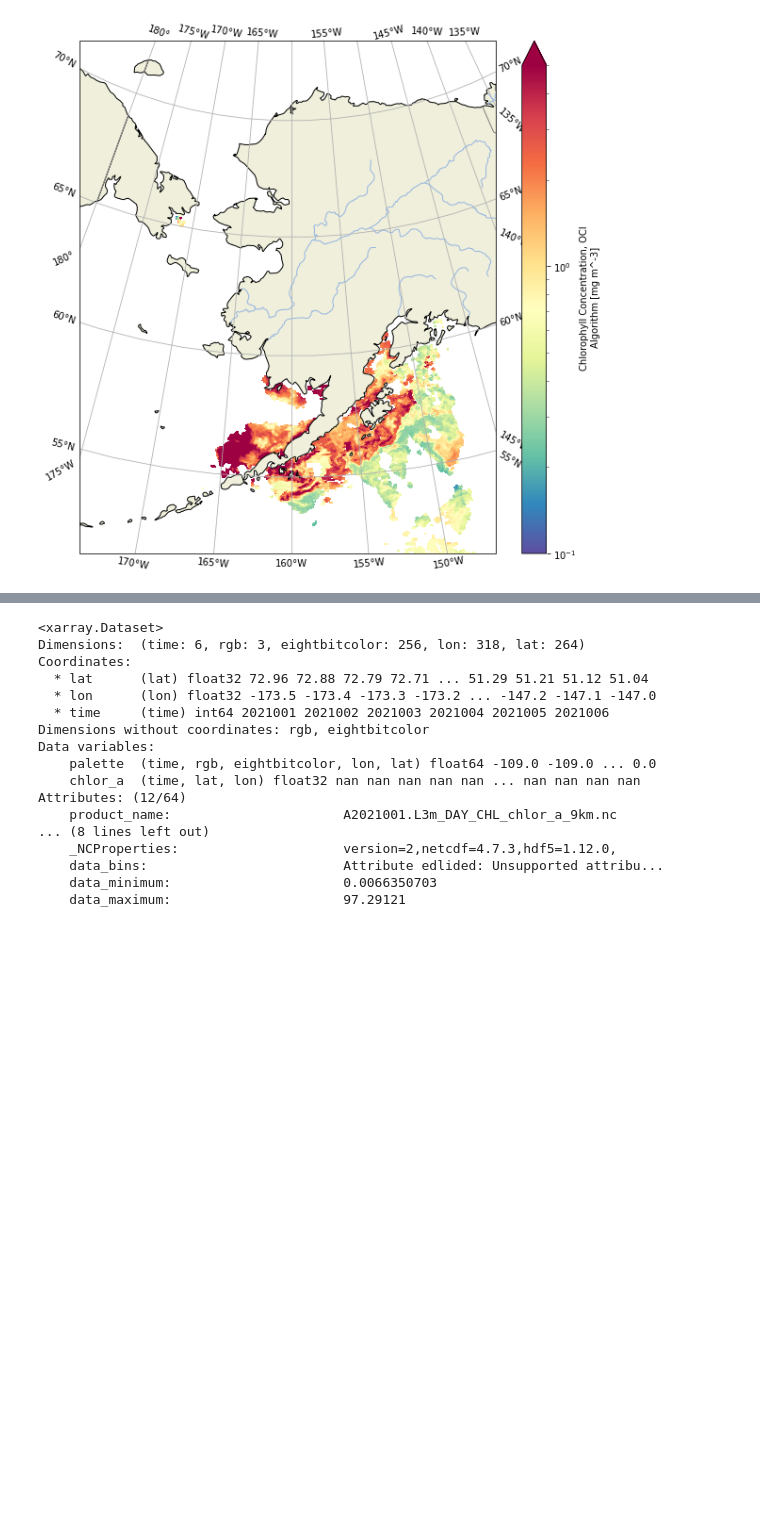
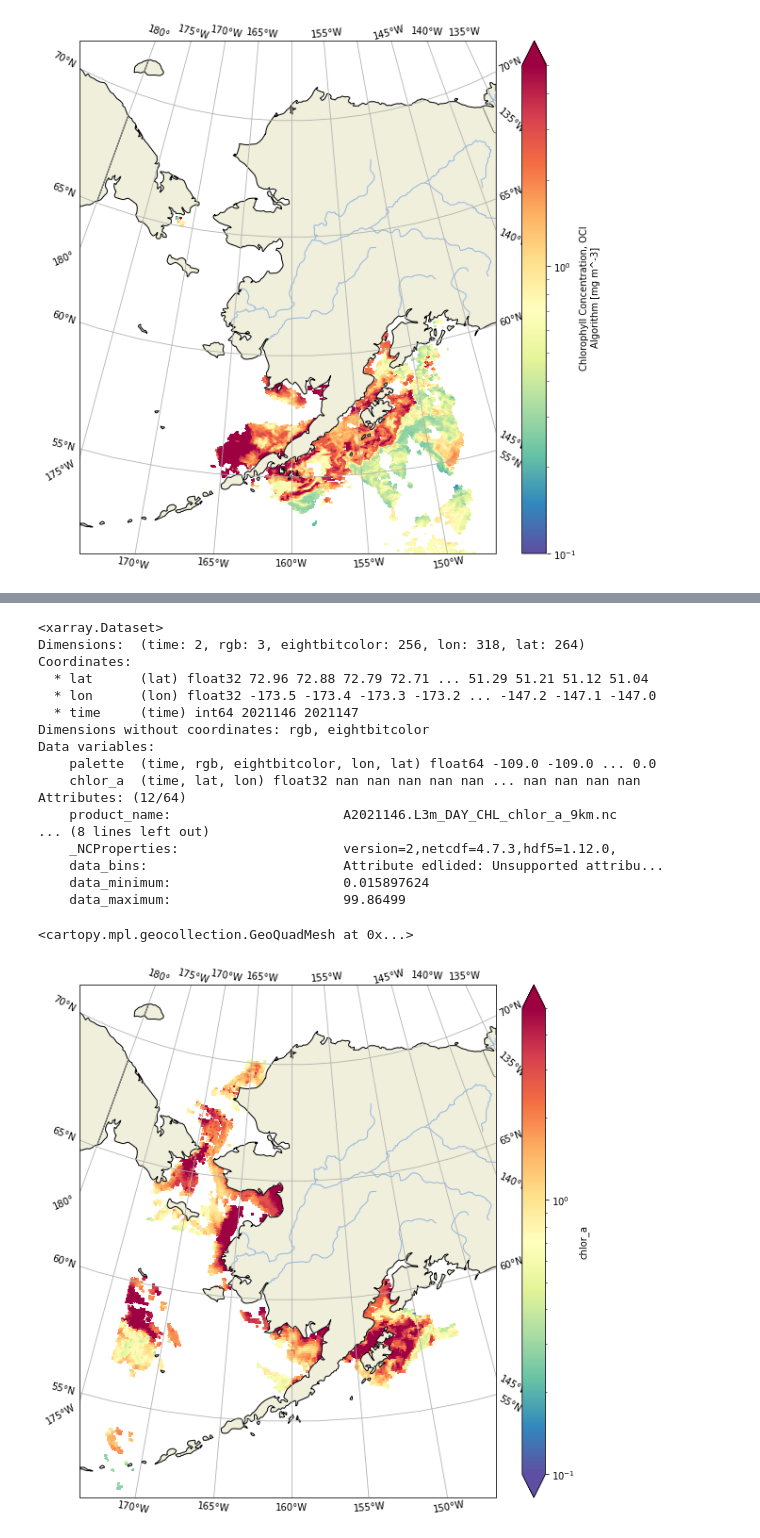
Before and after one commit to hdmicord/MARN5895_MappingOceanColor, a Jupyter notebook: open_MODIS.ipynb, the cells around one changed output, grey strips where cells are left out. Drawn from its saved outputs; the diff is of its cells as text; code cells hidden in the pictures; blank space fills up the shorter version.

```diff
--- a/open_MODIS.ipynb
+++ b/open_MODIS.ipynb
@@ -238,8 +243,8 @@ Attributes: (12/64)
 # %%
 base_url = 'https://oceandata.sci.gsfc.nasa.gov:443/opendap/MODISA/L3SMI/2021/'
 
-daymin=1
-daymax=7
+daymin=146
+daymax=148
 
 for day in range(daymin,daymax):
 
@@ -278,19 +301,57 @@ https://oceandata.sci.gsfc.nasa.gov/opendap/hyrax/MODISA/L3SMI/2021/001/A2021001
 modis_time
 # %% [output]
 <xarray.Dataset>
-Dimensions:  (time: 6, rgb: 3, eightbitcolor: 256, lon: 318, lat: 264)
+Dimensions:  (time: 2, rgb: 3, eightbitcolor: 256, lon: 318, lat: 264)
 Coordinates:
   * lat      (lat) float32 72.96 72.88 72.79 72.71 ... 51.29 51.21 51.12 51.04
   * lon      (lon) float32 -173.5 -173.4 -173.3 -173.2 ... -147.2 -147.1 -147.0
-  * time     (time) int64 2021001 2021002 2021003 2021004 2021005 2021006
+  * time     (time) int64 2021146 2021147
 Dimensions without coordinates: rgb, eightbitcolor
 Data variables:
     palette  (time, rgb, eightbitcolor, lon, lat) float64 -109.0 -109.0 ... 0.0
     chlor_a  (time, lat, lon) float32 nan nan nan nan nan ... nan nan nan nan
 Attributes: (12/64)
-    product_name:                      A2021001.L3m_DAY_CHL_chlor_a_9km.nc
+    product_name:                      A2021146.L3m_DAY_CHL_chlor_a_9km.nc
 ... (8 lines left out)
     _NCProperties:                     version=2,netcdf=4.7.3,hdf5=1.12.0,
     data_bins:                         Attribute edlided: Unsupported attribu...
-    data_minimum:                      0.0066350703
-    data_maximum:                      97.29121
+    data_minimum:                      0.015897624
+    data_maximum:                      99.86499
+# %%
+fig = plt.figure(figsize=(10,10))
+regional_extent = [-173.5, -147, 51, 73]
+ax = plt.axes(projection=ccrs.NorthPolarStereo(central_longitude=-160))
+ax.set_extent(regional_extent)
+
+
+ax.add_feature(cartopy.feature.LAND,edgecolor='black',zorder=1)
+ax.add_feature(cartopy.feature.RIVERS,zorder=2)
+
+states = cfeature.NaturalEarthFeature(
+    category='cultural',
+    name='admin_1_states_provinces_lines',
+    scale='50m',
+    facecolor='none'
+)
+ax.add_feature(states, edgecolor='gray', zorder=3)
+
+gl = ax.gridlines(crs=ccrs.PlateCarree(),
+                  draw_labels=True,
+                  dms=True,
+                  x_inline=False,
+                  y_inline=False
+)
+gl.xlocator = mticker.FixedLocator(np.arange(-180,-130,5))
+gl.ylocator = mticker.FixedLocator(np.arange(50,75,5))
+ax.xaxis.set_major_formatter(LONGITUDE_FORMATTER)
+ax.yaxis.set_major_formatter(LATITUDE_FORMATTER)
+
+modis_time_avg=modis_time.mean(dim=('time'))
+modis_time_avg.chlor_a.plot.pcolormesh(x='lon',
+                                y='lat',
+                                norm=colors.LogNorm(vmin=0.1,vmax=5),
+                                cmap='Spectral_r',
+                                transform=ccrs.PlateCarree(),)
+# %% [output]
+<cartopy.mpl.geocollection.GeoQuadMesh at 0x...>
+[figure, added]
```
Also changed, not shown: parts of 5 cells of this notebook.
